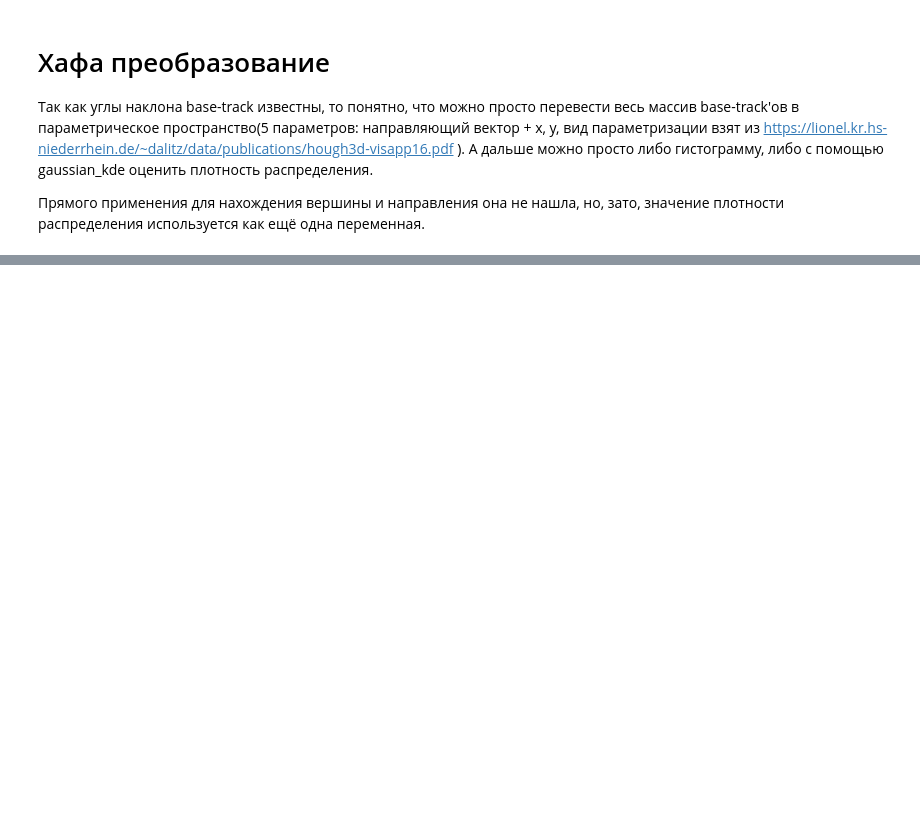
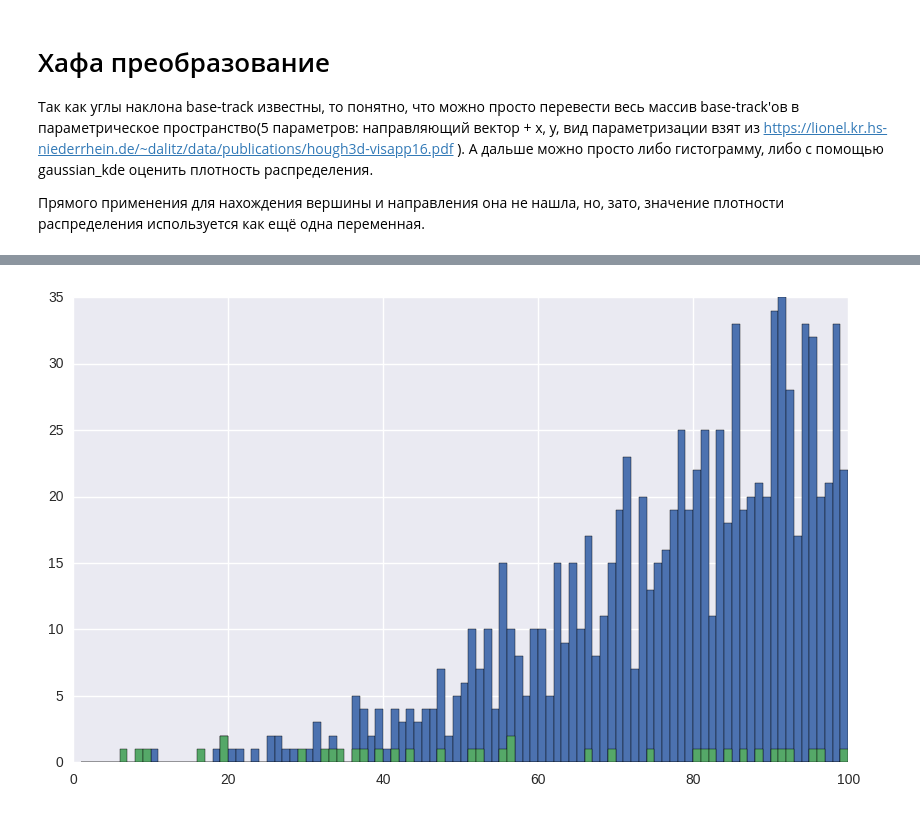
Before and after one commit to SchattenGenie/OPERA, a Jupyter notebook: OPERA.ipynb, the cells around one changed output, grey strips where cells are left out. Saved outputs shown, nothing was run; the diff lists cells and outputs as text; code cells hidden in the pictures; blank space fills up the shorter version.

```diff
--- a/OPERA.ipynb
+++ b/OPERA.ipynb
@@ -355,0 +547,3 @@ plt.show()
+# %%
+%%time
+A,B = nn.kneighbors(left_layer, 2)
@@ -355,0 +553,30 @@ plt.show()
+# %%
+right_layer_selected = right_layer.iloc[B[:, 0]]
+# %%
+def pca_axis(a):
+    X = numpy.array([[a[0], a[0] + a[3]*dZ, a[6], a[6] + a[9]*dZ],
+                     [a[1], a[1] + a[4]*dZ, a[7], a[7] + a[10]*dZ],
+                     [a[2], a[2] + dZ, a[8], a[8] + dZ]]).T
+    pca = PCA(n_components=1).fit(X)
+    t = ((X - pca.mean_)/pca.components_).mean(axis=1)
+    res = (X - pca.mean_) - pca.components_*t[:,numpy.newaxis]
+    residual = numpy.sqrt(((res**2).sum(axis=1)).sum())
+    return residual
+def alpha_axis(a):
+    alpha_1 = angle(numpy.array([[a[3], a[4], 1]]),
+                    numpy.array([[a[6] - a[0], a[7] - a[1], a[8] - a[2]]]))
+    alpha_2 = angle(numpy.array([[a[3], a[4], 1]]),
+                    numpy.array([[a[6] + dZ*a[9] - a[0], a[7] + dZ*a[10] - a[1], a[8] + dZ - a[2]]]))
+    alpha_3 = angle(numpy.array([[a[9], a[10], 1]]),
+                    numpy.array([[a[6] + dZ*a[9] - a[0], a[7] + dZ*a[10] - a[1], a[8] + dZ - a[2]]]))
+    alpha_4 = angle(numpy.array([[a[9], a[10], 1]]),
+                    numpy.array([[a[6] + dZ*a[9] - a[0] - dZ*a[3], a[7] + dZ*a[10] - a[1] - dZ*a[4], a[8]  - a[2]]]))
+    alpha_1 = min(alpha_1, numpy.pi - alpha_1)
+    alpha_2 = min(alpha_2, numpy.pi - alpha_2)
+    alpha_3 = min(alpha_3, numpy.pi - alpha_3)
+    alpha_4 = min(alpha_4, numpy.pi - alpha_4)
+    return alpha_1 + alpha_2 + alpha_3 + alpha_4
+# %%
+%%time
+tmp = numpy.concatenate((left_layer.values, right_layer_selected.values), axis=1)
+res_axis = numpy.apply_along_axis(pca_axis, 1, tmp)
@@ -355,0 +593,6 @@ plt.show()
+# %%
+plt.figure(figsize=(10,6))
+plt.hist(res_axis[(left_layer.signal == 0).values], bins=100, range=(0,100));
+plt.hist(res_axis[(left_layer.signal == 1).values], bins=100, range=(0,100));
+# %% [output]
+[figure, added]
```
Also changed, not shown: parts of 37 cells of this notebook.
